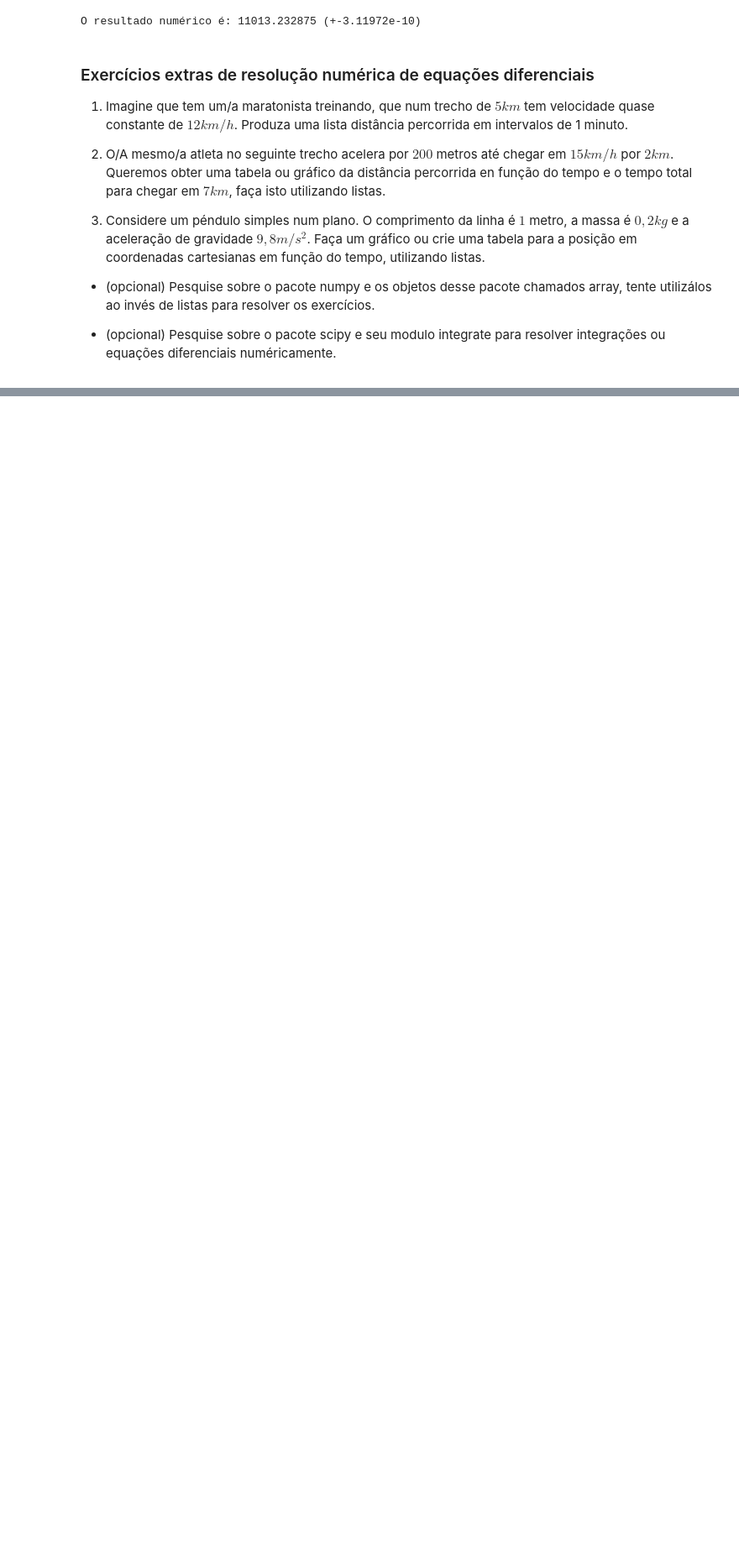
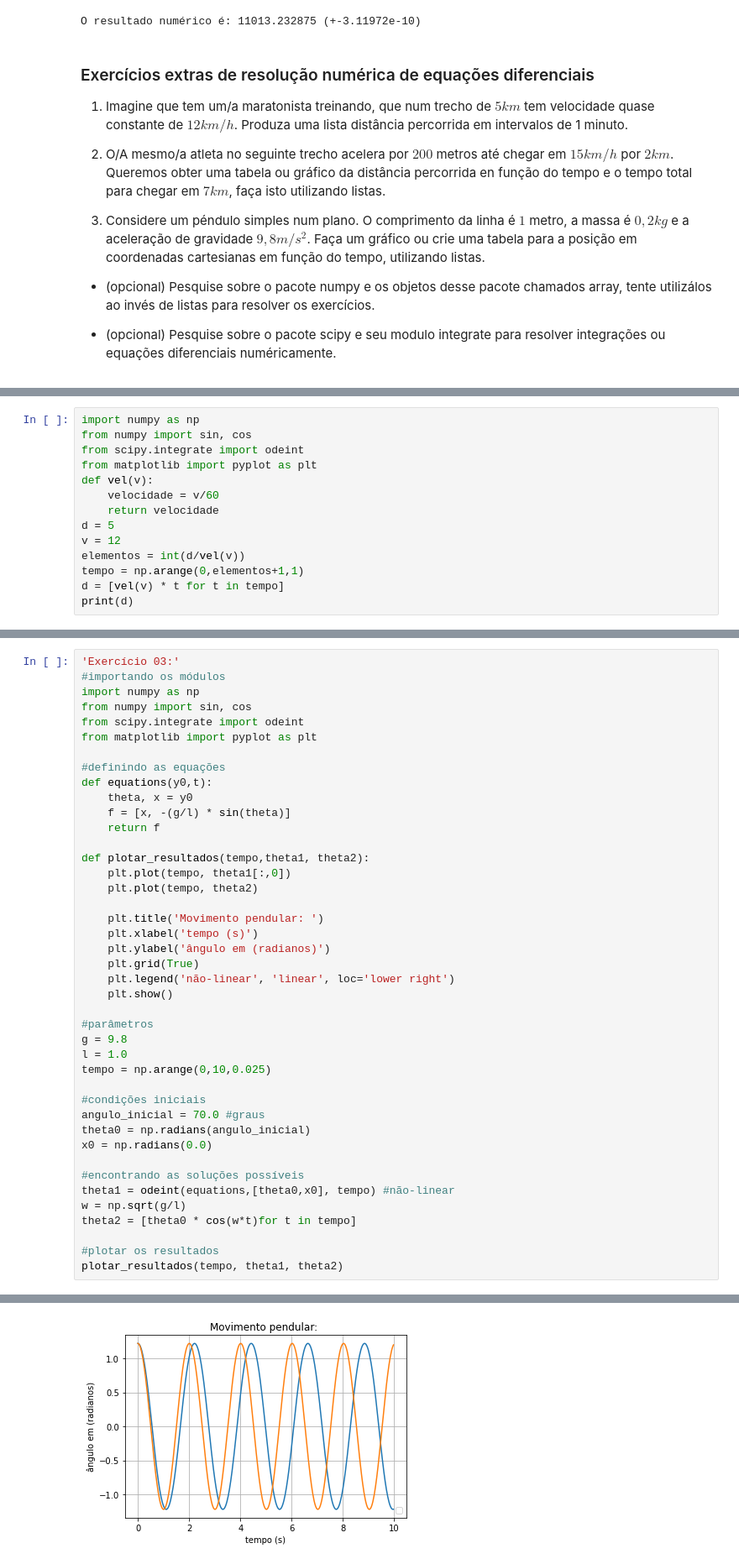
Before and after one commit to NamSugata/Aula_Python, a Jupyter notebook: Exercícios_aula10_1,2,3,4,5,extras.ipynb, the cells around one changed output, grey strips where cells are left out. Shown at 84% size. Saved outputs shown, nothing was run; the diff lists cells and outputs as text; blank space fills up the shorter version.

```diff
--- a/Exercícios_aula10_1,2,3,4,5,extras.ipynb
+++ b/Exercícios_aula10_1,2,3,4,5,extras.ipynb
@@ -199,0 +202,14 @@ O resultado numérico é: 11013.232875 (+-3.11972e-10)
+# %%
+import numpy as np
+from numpy import sin, cos
+from scipy.integrate import odeint
+from matplotlib import pyplot as plt
+def vel(v):
+    velocidade = v/60
+    return velocidade
+d = 5
+v = 12
+elementos = int(d/vel(v))
+tempo = np.arange(0,elementos+1,1)
+d = [vel(v) * t for t in tempo]
+print(d)
@@ -199,0 +218,43 @@ O resultado numérico é: 11013.232875 (+-3.11972e-10)
+# %%
+'Exercício 03:'
+#importando os módulos
+import numpy as np
+from numpy import sin, cos
+from scipy.integrate import odeint
+from matplotlib import pyplot as plt
+
+#definindo as equações
+def equations(y0,t):
+    theta, x = y0
+    f = [x, -(g/l) * sin(theta)]
+    return f
+
+def plotar_resultados(tempo,theta1, theta2):
+    plt.plot(tempo, theta1[:,0])
+    plt.plot(tempo, theta2)
+
+    plt.title('Movimento pendular: ')
+    plt.xlabel('tempo (s)')
+    plt.ylabel('ângulo em (radianos)')
+    plt.grid(True)
+    plt.legend('não-linear', 'linear', loc='lower right')
+    plt.show()
+
+#parâmetros
+g = 9.8
+l = 1.0
+tempo = np.arange(0,10,0.025)
+
+#condições iniciais
+angulo_inicial = 70.0 #graus
+theta0 = np.radians(angulo_inicial)
+x0 = np.radians(0.0)
+
+#encontrando as soluções possíveis
+theta1 = odeint(equations,[theta0,x0], tempo) #não-linear
+w = np.sqrt(g/l)
+theta2 = [theta0 * cos(w*t)for t in tempo]
+
+#plotar os resultados
+plotar_resultados(tempo, theta1, theta2)
+# %% [output]
@@ -199,0 +273 @@ O resultado numérico é: 11013.232875 (+-3.11972e-10)
+[figure, added]
```
Also changed, not shown: parts of 4 cells of this notebook.
